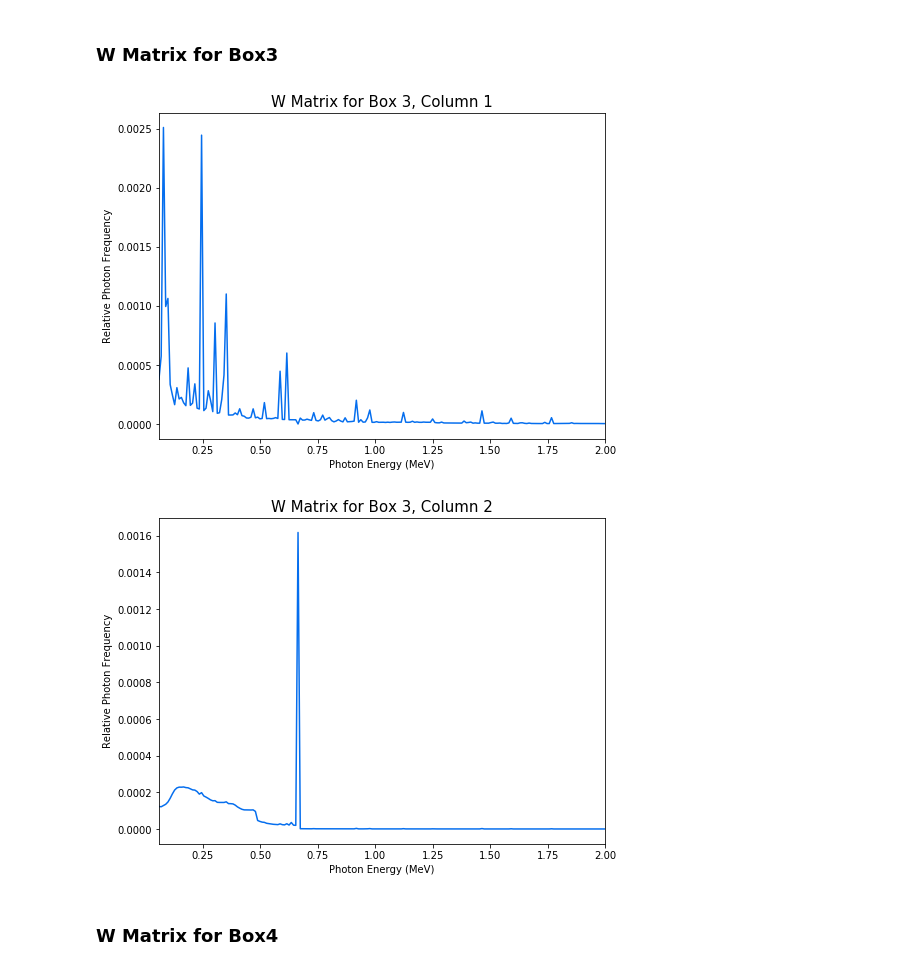
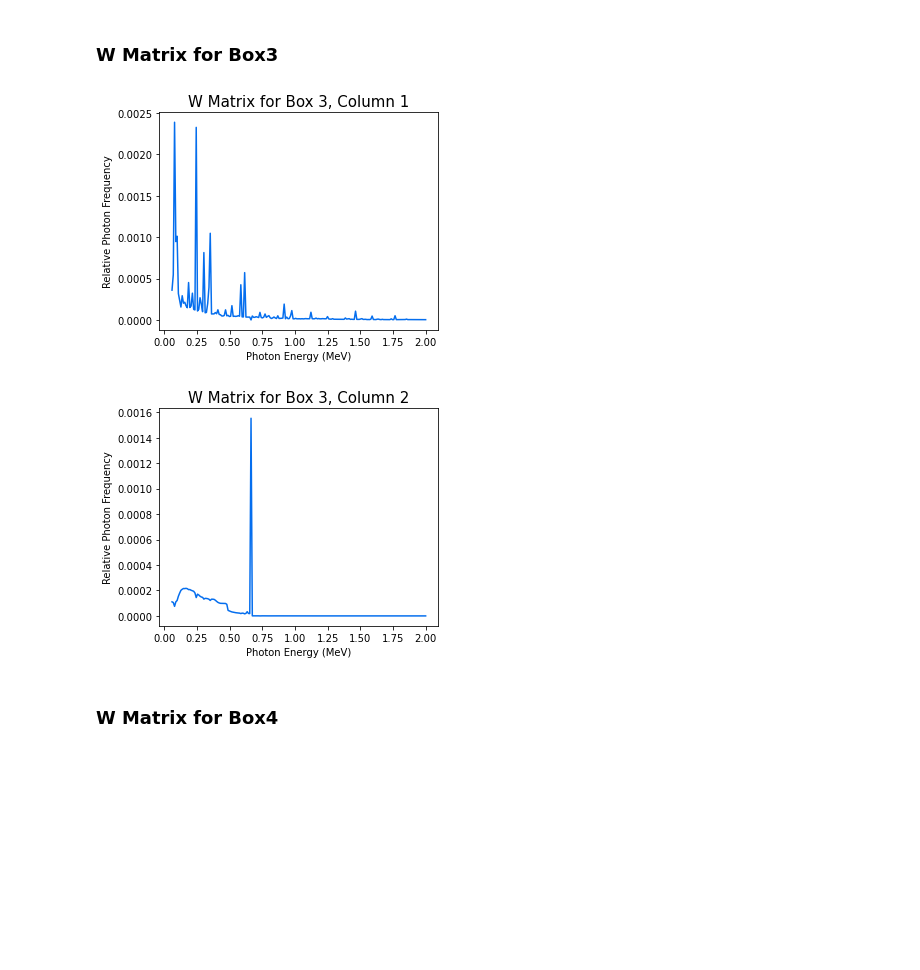
Before and after one commit to Dithizone/Math398-Project, a Jupyter notebook: PerformingNMF.ipynb, the cells around one changed output. Cells and saved outputs as stored; diff of their text form; code cells hidden in the pictures; blank space fills up the shorter version.

```diff
--- a/PerformingNMF.ipynb
+++ b/PerformingNMF.ipynb
@@ -100,5 +100,11 @@ dataframes for W and H matrices created and x-axes attached.
 ### W Matrix for SpectraMatrix
 # %%
 for i in range(4):
-    th.linePlotTheThing(dataframetoplot=WSpectraMatrixDataFrame, columntoplot=i, title=f"W Matrix for SpectraMatrix, Column {i+1}", xaxislabel="Photon Energy (MeV)", yaxislabel="Relative Photon Frequency", color='xkcd:cerulean blue')
+    th.linePlotTheThing(dataframetoplot=WSpectraMatrixDataFrame,
+                        columntoplot=i,
+                        title=f"W Matrix for SpectraMatrix, Column {i+1}",
+                        xaxislabel="Photon Energy (MeV)",
+                        yaxislabel="Relative Photon Frequency",
+                        color='xkcd:cerulean blue',
+                        figuredimensions=(8, 3.5))
 # %% [output]
@@ -110,5 +116,11 @@ for i in range(4):
 ### W Matrix for SpectraMatrixByBoxes
 # %%
 for i in range(4):
-    th.linePlotTheThing(dataframetoplot=WSpectraMatrixByBoxesDataFrame, columntoplot=i, title=f"W Matrix for SpectraMatrixByBoxes, Column {i+1}", xaxislabel="Photon Energy (MeV)", yaxislabel="Relative Photon Frequency", color='xkcd:cerulean blue')
+    th.linePlotTheThing(dataframetoplot=WSpectraMatrixByBoxesDataFrame,
+                        columntoplot=i,
+                        title=f"W Matrix for SpectraMatrixByBoxes, Column {i+1}",
+                        xaxislabel="Photon Energy (MeV)",
+                        yaxislabel="Relative Photon Frequency",
+                        color='xkcd:cerulean blue',
+                        figuredimensions=(8, 3.5))
 # %% [output]
@@ -120,5 +132,11 @@ for i in range(4):
 ### W Matrix for Box1
 # %%
 for i in range(3):
-    th.linePlotTheThing(dataframetoplot=WBox1DataFrame, columntoplot=i, title=f"W Matrix for Box 1, Column {i+1}", xaxislabel="Photon Energy (MeV)", yaxislabel="Relative Photon Frequency", color='xkcd:cerulean blue')
+    th.linePlotTheThing(dataframetoplot=WBox1DataFrame,
+                        columntoplot=i,
+                        title=f"W Matrix for Box 1, Column {i+1}",
+                        xaxislabel="Photon Energy (MeV)",
+                        yaxislabel="Relative Photon Frequency",
+                        color='xkcd:cerulean blue',
+                        figuredimensions=(8, 3.5))
 # %% [output]
@@ -129,5 +147,11 @@ for i in range(3):
 ### W Matrix for Box2
 # %%
 for i in range(2):
-    th.linePlotTheThing(dataframetoplot=WBox2DataFrame, columntoplot=i, title=f"W Matrix for Box 2, Column {i+1}", xaxislabel="Photon Energy (MeV)", yaxislabel="Relative Photon Frequency", color='xkcd:cerulean blue')
+    th.linePlotTheThing(dataframetoplot=WBox2DataFrame,
+                        columntoplot=i,
+                        title=f"W Matrix for Box 2, Column {i+1}",
+                        xaxislabel="Photon Energy (MeV)",
+                        yaxislabel="Relative Photon Frequency",
+                        color='xkcd:cerulean blue',
+                        figuredimensions=(5, 4))
 # %% [output]
@@ -138,12 +162,18 @@ for i in range(2):
 # %%
 # I'm trying out our fancy ThingsWeDoALot module here!
 
 for i in range(2):
-    th.linePlotTheThing(dataframetoplot=WBox3DataFrame, columntoplot=i, title=f"W Matrix for Box 3, Column {i+1}", xaxislabel="Photon Energy (MeV)", yaxislabel="Relative Photon Frequency", color='xkcd:cerulean blue')
+    th.linePlotTheThing(dataframetoplot=WBox3DataFrame,
+                        columntoplot=i,
+                        title=f"W Matrix for Box 3, Column {i+1}",
+                        xaxislabel="Photon Energy (MeV)",
+                        yaxislabel="Relative Photon Frequency",
+                        color='xkcd:cerulean blue',
+                        figuredimensions=(5, 4))
     # WBox3DataFrame.plot(kind='line', y=i, figsize=(8, 6))
 # %% [output]
-[figure, old version]
+[figure, new version]
-[figure, old version]
+[figure, new version]
 # %% [markdown]
 ### W Matrix for Box4
 # %%
```
Also changed, not shown: parts of 7 cells of this notebook, 21 other files.
